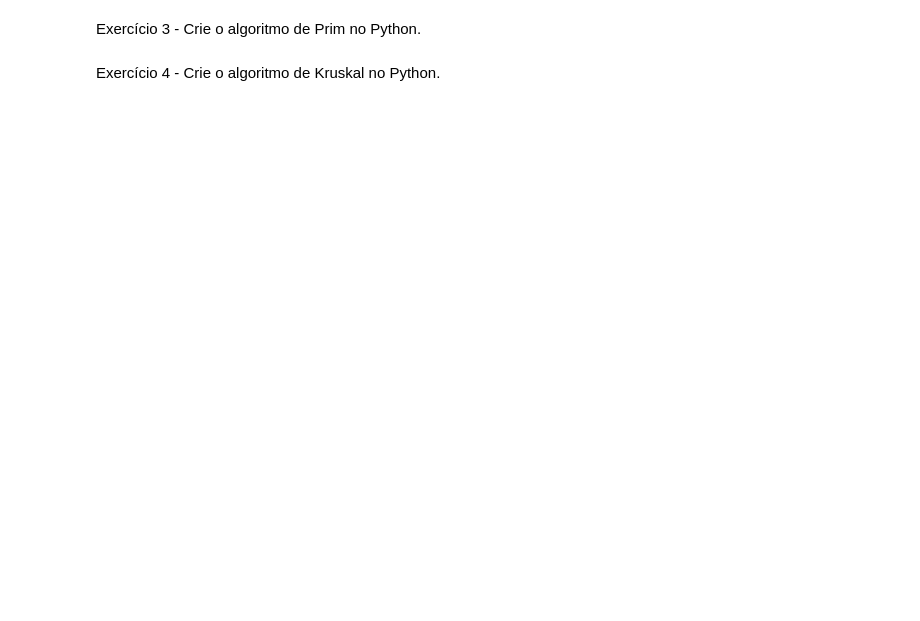
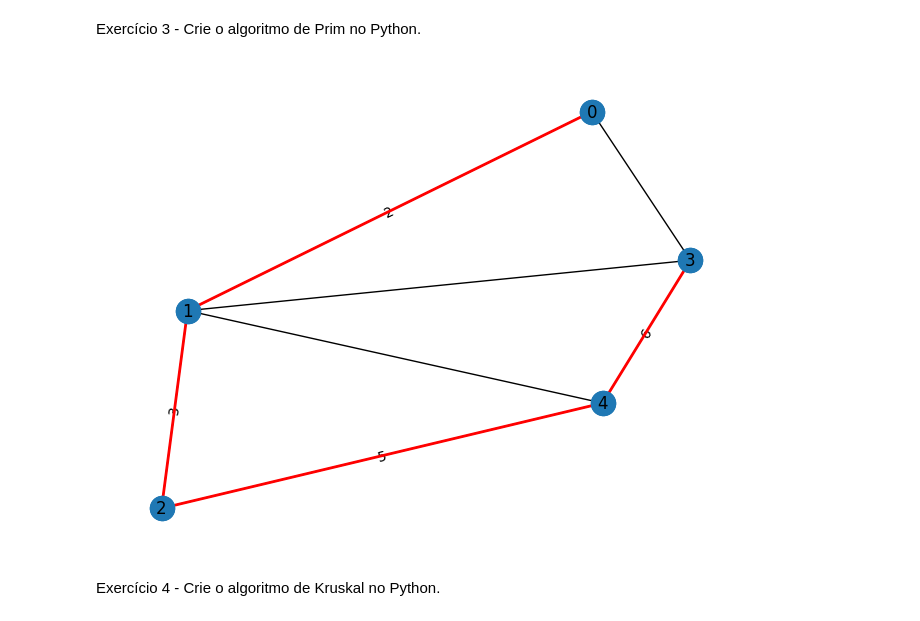
Before and after one commit to HigorG26/college-graph-exercises, a Jupyter notebook: AC4/AC.ipynb, the cells around one changed output. Saved outputs shown, nothing was run; the diff lists cells and outputs as text; code cells hidden in the pictures; blank space fills up the shorter version.

```diff
--- a/AC4/AC.ipynb
+++ b/AC4/AC.ipynb
@@ -149,4 +152,56 @@ KeyboardInterrupt:
 # %% [markdown]
 Exercício 3 - Crie o algoritmo de Prim no Python.
+# %%
+""" GPT
+import networkx as nx
+import numpy as np
+import sys
+
+def prim_mst(graph):
+    mst = nx.Graph()
+    nodes = list(graph.nodes())
+    start_node = nodes[0]
+
+    mst.add_node(start_node)
+    while len(mst.nodes()) < len(nodes):
+        min_weight = sys.maxsize
+        new_node = None
+        for node in mst.nodes():
+            for neighbor, data in graph[node].items():
+                if neighbor not in mst.nodes() and data['weight'] < min_weight:
+                    min_weight = data['weight']
+                    new_node = neighbor
+
+        if new_node is not None:
+            mst.add_node(new_node)
+            mst.add_edge(node, new_node, weight=min_weight)
+
+    return mst
+
+# Crie um grafo ponderado com NetworkX
+G = nx.Graph()
+
+# Adicione arestas com pesos
+G.add_edge(0, 1, weight=2)
+G.add_edge(0, 3, weight=6)
+G.add_edge(1, 2, weight=3)
+G.add_edge(1, 3, weight=8)
+G.add_edge(1, 4, weight=5)
+G.add_edge(2, 4, weight=7)
+G.add_edge(3, 4, weight=9)
+
+# Encontre a AGM usando o algoritmo de Prim
+minimum_spanning_tree = prim_mst(G)
+
+# Visualize a AGM
+pos = nx.spring_layout(G)
+labels = nx.get_edge_attributes(minimum_spanning_tree, 'weight')
+nx.draw(G, pos, with_labels=True)
+nx.draw_networkx_edge_labels(G, pos, edge_labels=labels)
+nx.draw(minimum_spanning_tree, pos, edge_color='r', width=2, with_labels=False)
+plt.show()
+"""
+# %% [output]
+[figure, added]
 # %% [markdown]
 Exercício 4 - Crie o algoritmo de Kruskal no Python.
```
Also changed, not shown: parts of 4 cells of this notebook, 1 other file.
